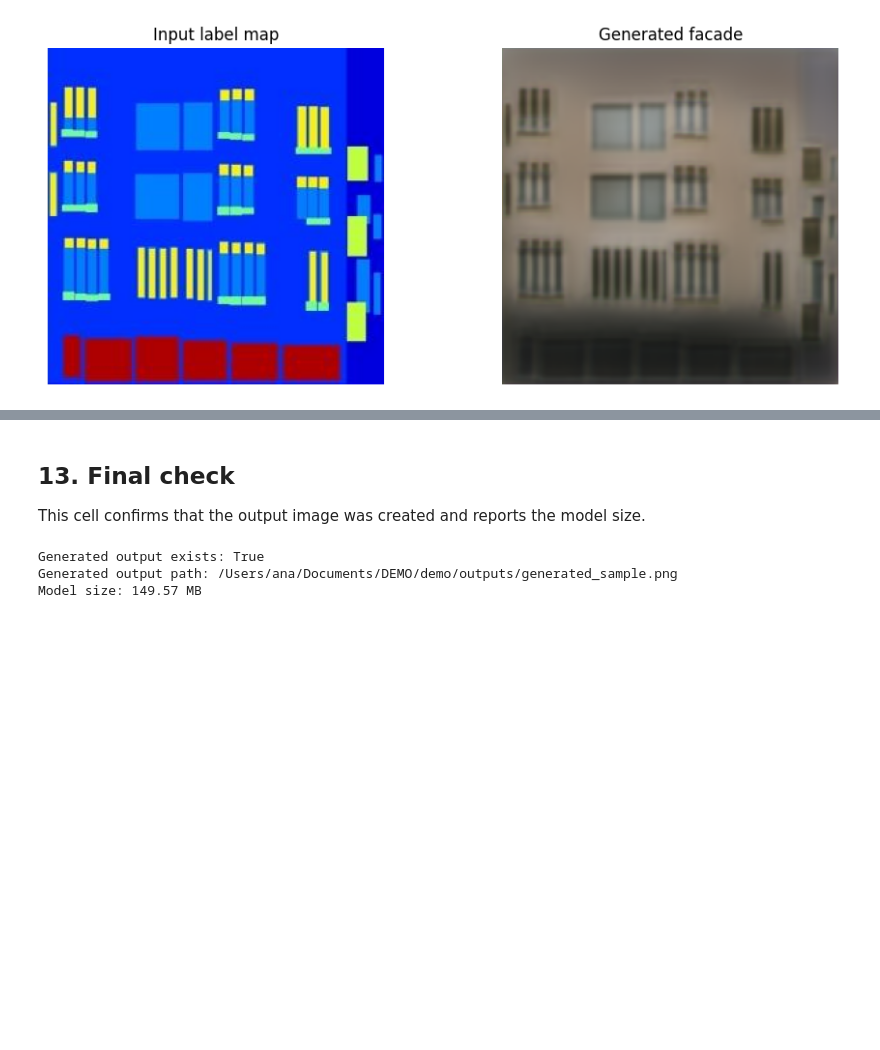
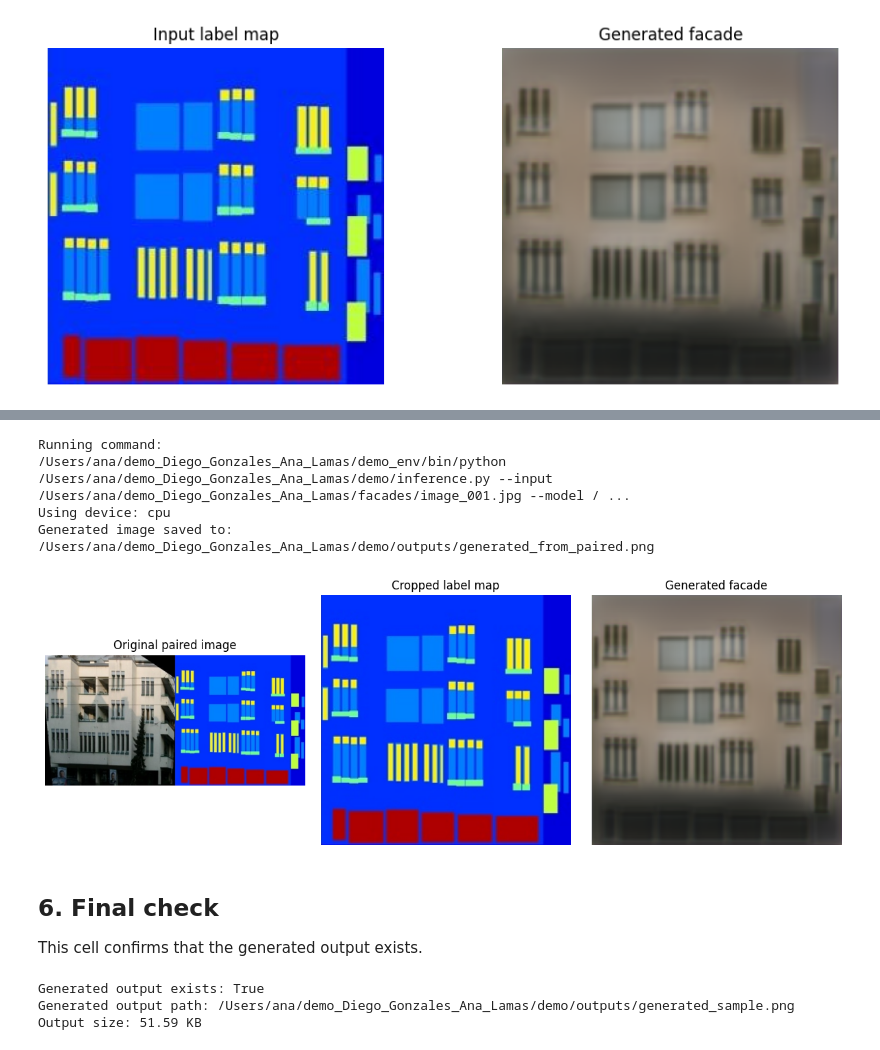
Before and after one commit to analamasr/demo_Diego_Gonzales_Ana_Lamas, a Jupyter notebook: task3_final_demo.ipynb, the cells around one changed output, grey strips where cells are left out. Cells and saved outputs as stored; diff of their text form; code cells hidden in the pictures; blank space fills up the shorter version.

Commit message:
demo files uploaded

```diff
--- a/task3_final_demo.ipynb
+++ b/task3_final_demo.ipynb
@@ -611,14 +157,76 @@ plt.show()
+# %%
+PAIRED_IMAGE_PATH = ROOT / "facades" / "image_001.jpg"
+PAIRED_OUTPUT_PATH = DEMO_DIR / "outputs" / "generated_from_paired.png"
+
+if PAIRED_IMAGE_PATH.exists():
+    paired_command = [
+        sys.executable,
+        str(INFERENCE_SCRIPT),
+        "--input", str(PAIRED_IMAGE_PATH),
+        "--model", str(MODEL_PATH),
+        "--output", str(PAIRED_OUTPUT_PATH),
+        "--paired",
+    ]
+
+    print("Running command:")
+    print(" ".join(paired_command))
+
+    result = subprocess.run(
+        paired_command,
+        cwd=ROOT,
+        capture_output=True,
+        text=True,
+        check=True,
+    )
+
+    print(result.stdout)
+
+    paired_input = Image.open(PAIRED_IMAGE_PATH).convert("RGB")
+    paired_output = Image.open(PAIRED_OUTPUT_PATH).convert("RGB")
+
+    width, height = paired_input.size
+    label_map = paired_input.crop((width // 2, 0, width, height))
+
+    plt.figure(figsize=(12, 4))
+
+    plt.subplot(1, 3, 1)
+    plt.imshow(paired_input)
+    plt.title("Original paired image")
+    plt.axis("off")
+
+    plt.subplot(1, 3, 2)
+    plt.imshow(label_map)
+    plt.title("Cropped label map")
+    plt.axis("off")
+
+    plt.subplot(1, 3, 3)
+    plt.imshow(paired_output)
+    plt.title("Generated facade")
+    plt.axis("off")
+
+    plt.tight_layout()
+    plt.show()
+else:
+    print("Optional paired image not found:", PAIRED_IMAGE_PATH)
+    print("Skipping paired-image demo.")
+# %% [output]
+Running command:
+/Users/ana/demo_Diego_Gonzales_Ana_Lamas/demo_env/bin/python /Users/ana/demo_Diego_Gonzales_Ana_Lamas/demo/inference.py --input /Users/ana/demo_Diego_Gonzales_Ana_Lamas/facades/image_001.jpg --model / ...
+Using device: cpu
+Generated image saved to: /Users/ana/demo_Diego_Gonzales_Ana_Lamas/demo/outputs/generated_from_paired.png
+[figure, added]
 # %% [markdown]
-## 13. Final check
+## 6. Final check
 
-This cell confirms that the output image was created and reports the model size.
+This cell confirms that the generated output exists.
 # %%
 print("Generated output exists:", OUTPUT_PATH.exists())
-print("Generated output path:", OUTPUT_PATH)
+print("Generated output path:", OUTPUT_PATH.resolve())
 
-model_size_mb = MODEL_PATH.stat().st_size / (1024 * 1024)
-print(f"Model size: {model_size_mb:.2f} MB")
+if OUTPUT_PATH.exists():
+    output_size_kb = OUTPUT_PATH.stat().st_size / 1024
+    print(f"Output size: {output_size_kb:.2f} KB")
 # %% [output]
 Generated output exists: True
-Generated output path: /Users/ana/Documents/DEMO/demo/outputs/generated_sample.png
-Model size: 149.57 MB
+Generated output path: /Users/ana/demo_Diego_Gonzales_Ana_Lamas/demo/outputs/generated_sample.png
+Output size: 51.59 KB
```
Also changed, not shown: parts of 32 cells of this notebook, 5 other files.
